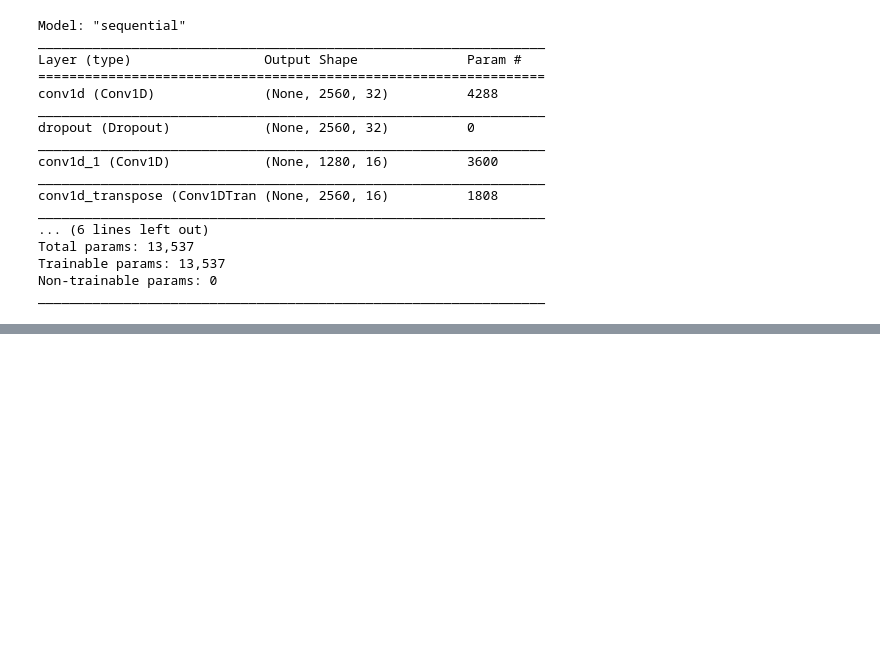
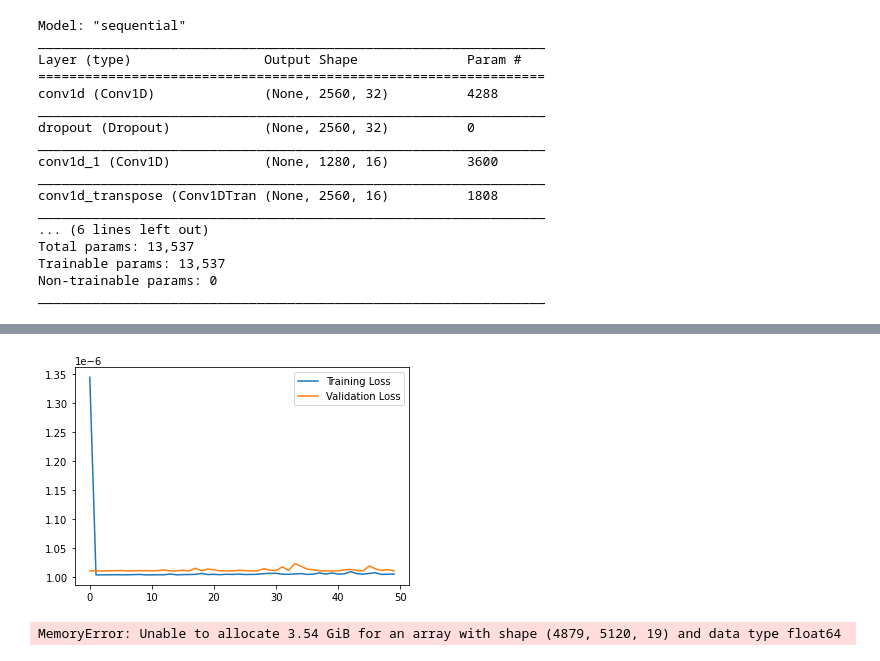
Before and after one commit to ark1st/transfer-eeg, a Jupyter notebook: Baseline.ipynb, the cells around one changed output, grey strips where cells are left out. Drawn from its saved outputs; the diff is of its cells as text; code cells hidden in the pictures; blank space fills up the shorter version.

```diff
--- a/Baseline.ipynb
+++ b/Baseline.ipynb
@@ -187,0 +188,17 @@ Epoch 50/50
+# %%
+plt.plot(history.history["loss"], label="Training Loss")
+plt.plot(history.history["val_loss"], label="Validation Loss")
+plt.legend()
+plt.show()
+# %% [output]
+[figure, added]
+# %%
+x_train_pred = model.predict(X_train)
+train_mae_loss = np.mean(np.abs(x_train_pred - X_train), axis=1)
+
+plt.hist(train_mae_loss, bins=50)
+plt.xlabel("Train MAE loss")
+plt.ylabel("No of samples")
+plt.show()
+# %% [output]
+MemoryError: Unable to allocate 3.54 GiB for an array with shape (4879, 5120, 19) and data type float64
```
Also changed, not shown: parts of 3 cells of this notebook.
